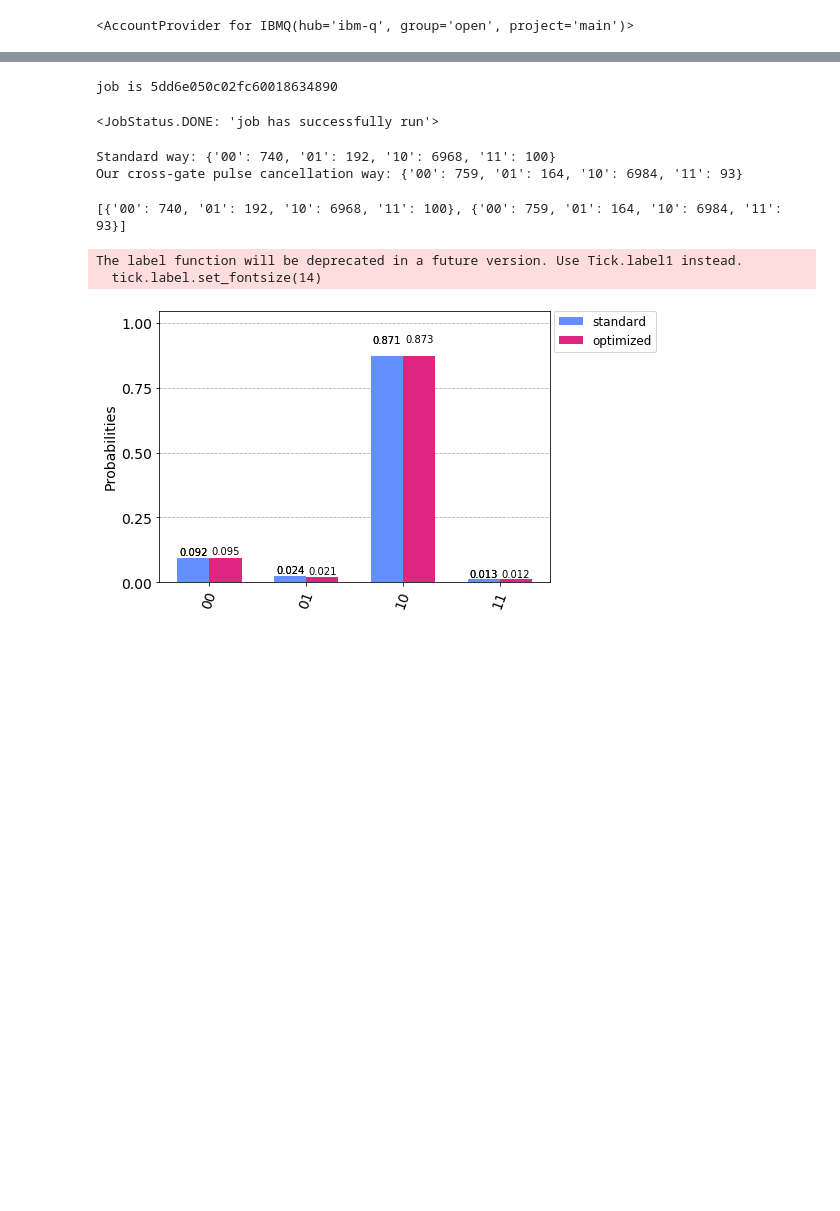
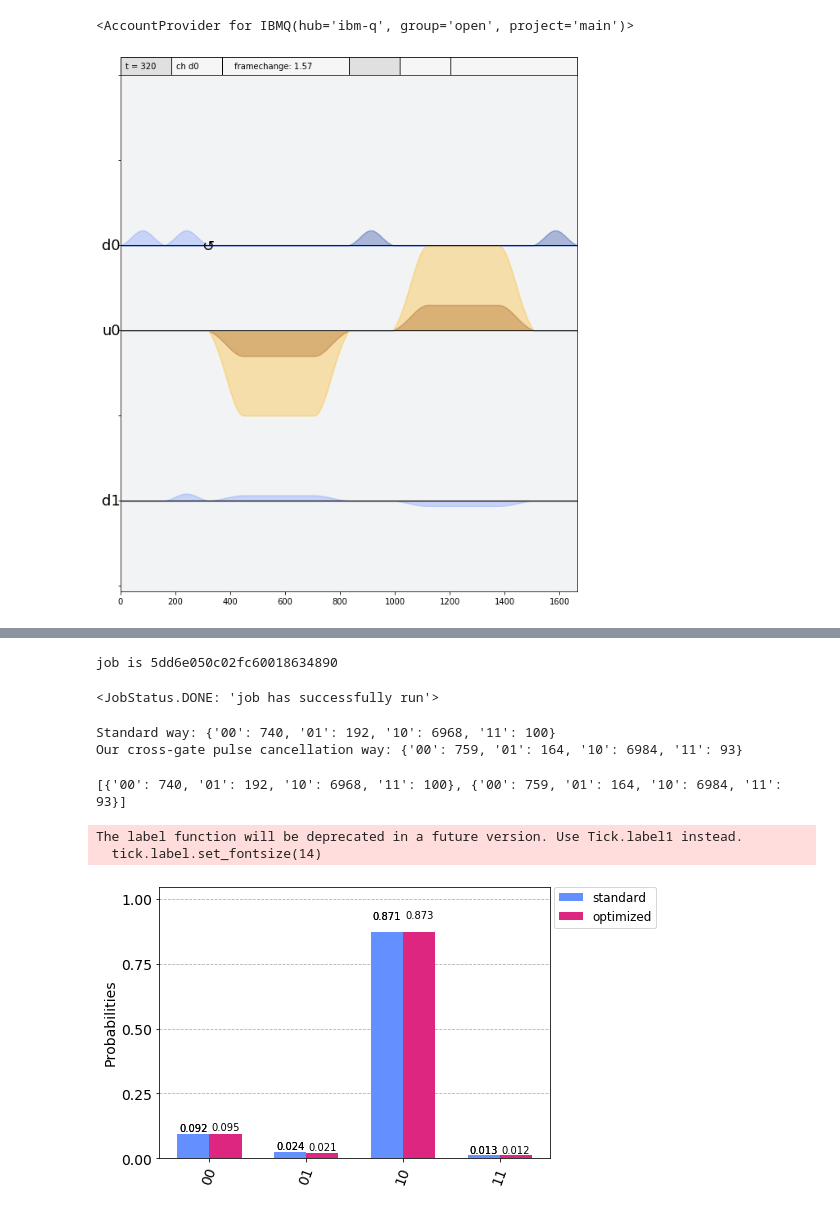
Before and after one commit to singular-value/optimizations_via_openpulse, a Jupyter notebook: Open_CNOT_EXPERIMENT.ipynb, the cells around one changed output, grey strips where cells are left out. Cells and saved outputs as stored; diff of their text form; code cells hidden in the pictures; blank space fills up the shorter version.

Commit message:
plot schedules too

```diff
--- a/Open_CNOT_EXPERIMENT.ipynb
+++ b/Open_CNOT_EXPERIMENT.ipynb
@@ -18,6 +18,7 @@ q.IBMQ.load_account() # Load account from disk
 provider = q.IBMQ.get_provider(group='qiskit-terra', project='pulse-testing')
 backend = provider.get_backend('alt_almaden')
 system = q.pulse.PulseChannelSpec.from_backend(backend)
+config = backend.configuration()
 cmd_def = q.pulse.CmdDef.from_defaults(backend.defaults().cmd_def, backend.defaults().pulse_library)
 measure = cmd_def.get('measure', qubits=backend.configuration().meas_map[0])
 # %%
@@ -38,6 +39,10 @@ schedule = q.schedule(transpiled_circuit, backend=backend, cmd_def=cmd_def)
 schedule |= measure << schedule.duration
 
 schedules.append(schedule)
+# %%
+schedules[0].draw(channels=[config.drive(0), config.control(0), config.drive(1)])
+# %% [output]
+[figure, added]
 # %%
 # cross-gate pulse cancellation way
 circuit = q.QuantumCircuit(2)
```
Also changed, not shown: parts of 1 cell of this notebook.
